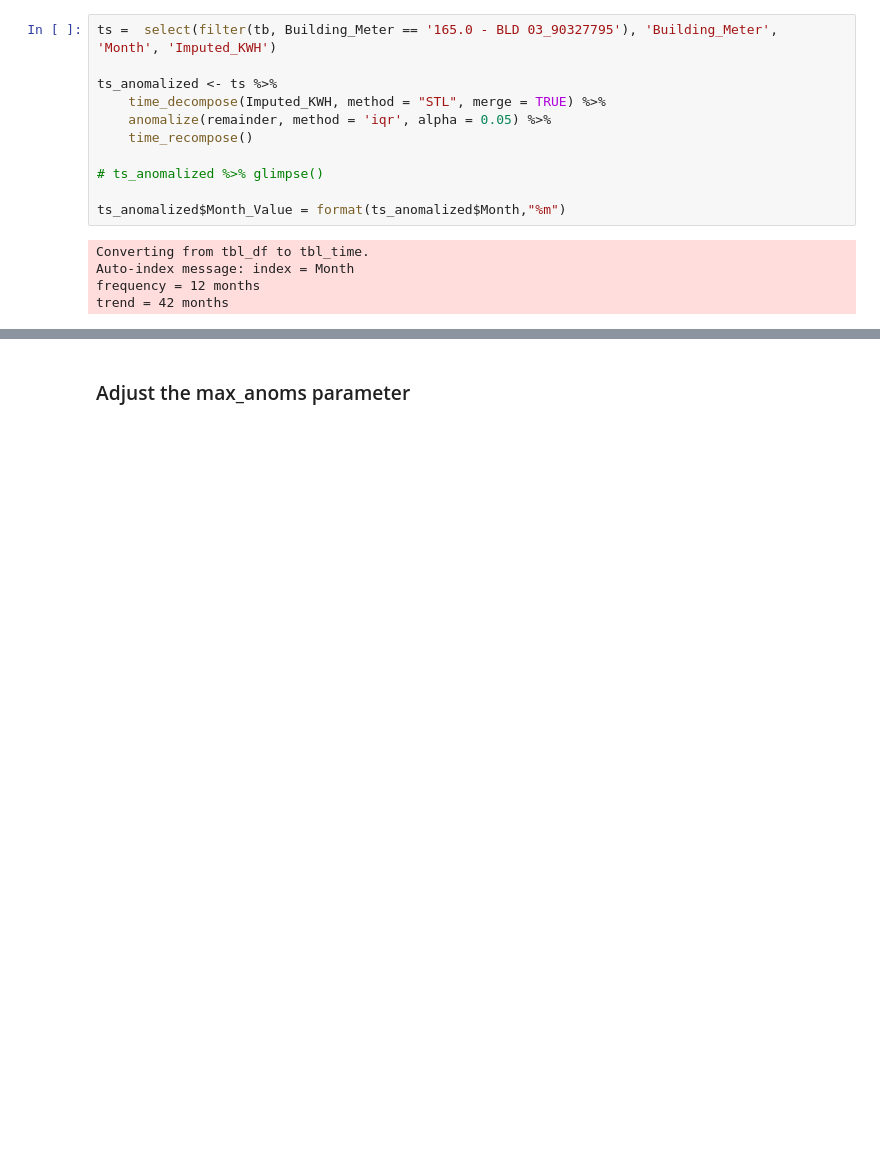
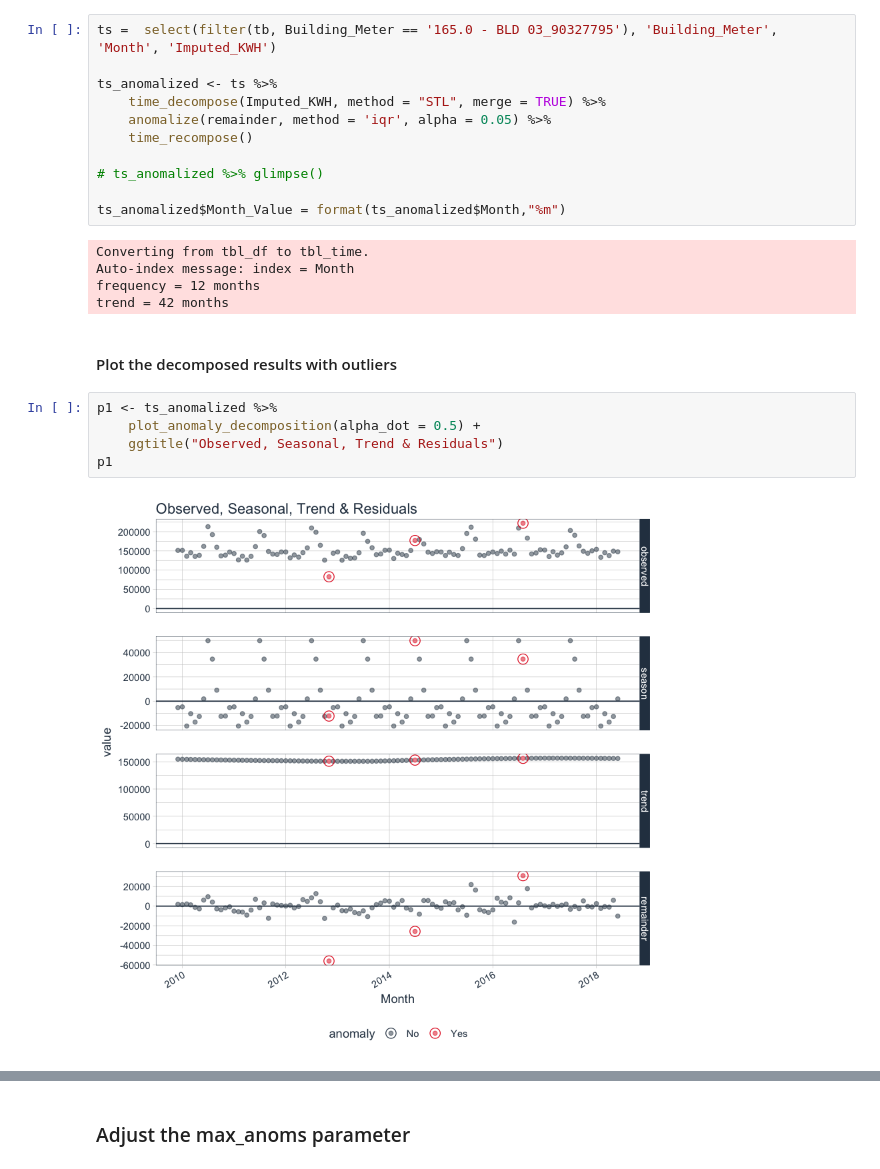
Before and after one commit to jasonfeiwang/Anomaly-Detectors, a Jupyter notebook: src/r/Time_Series_Decomposition_R.ipynb, the cells around one changed output, grey strips where cells are left out. Saved outputs shown, nothing was run; the diff lists cells and outputs as text; blank space fills up the shorter version.

```diff
--- a/src/r/Time_Series_Decomposition_R.ipynb
+++ b/src/r/Time_Series_Decomposition_R.ipynb
@@ -80,3 +129,12 @@ Converting from tbl_df to tbl_time.
 Auto-index message: index = Month
 frequency = 12 months
 trend = 42 months
+# %% [markdown]
+#### Plot the decomposed results with outliers
+# %%
+p1 <- ts_anomalized %>%
+    plot_anomaly_decomposition(alpha_dot = 0.5) +
+    ggtitle("Observed, Seasonal, Trend & Residuals")
+p1
+# %% [output]
+[figure, added]
```
Also changed, not shown: parts of 103 cells of this notebook, 7 other files.
